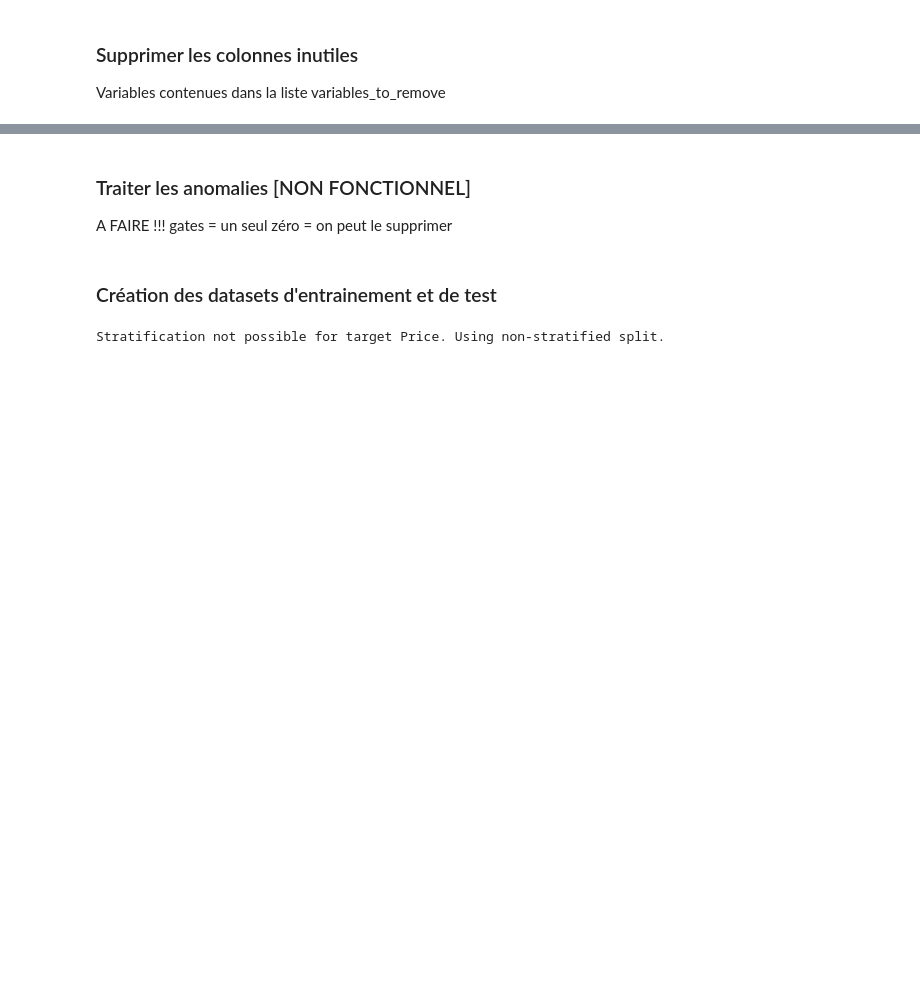
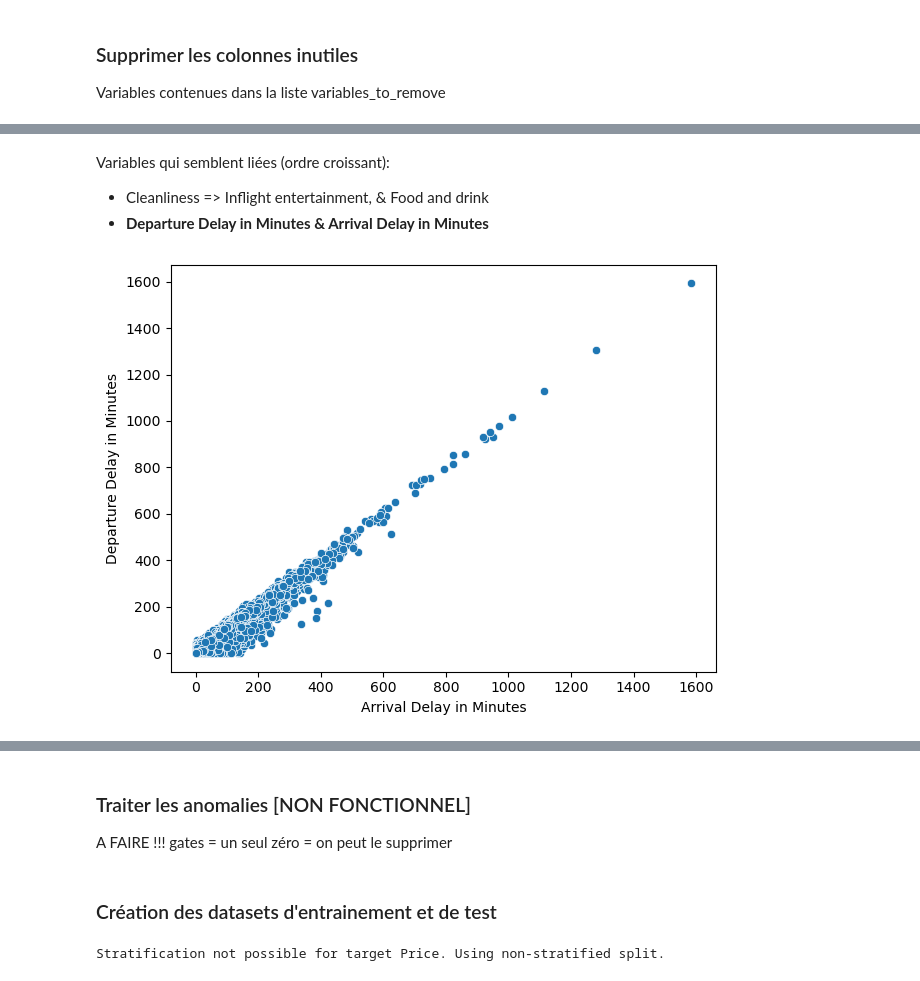
Before and after one commit to ophelie-gaudin/4MLSP-project, a Jupyter notebook: 1- pretraitement.ipynb, the cells around one changed output, grey strips where cells are left out. Saved outputs shown, nothing was run; the diff lists cells and outputs as text; code cells hidden in the pictures; blank space fills up the shorter version.

```diff
--- a/1- pretraitement.ipynb
+++ b/1- pretraitement.ipynb
@@ -215,0 +286,10 @@ df = df.drop(variables_to_remove, axis=1)
+# %% [markdown]
+Variables qui semblent liées (ordre croissant):
+- Cleanliness => Inflight entertainment, & Food and drink
+- **Departure Delay in Minutes & Arrival Delay in Minutes**
+# %%
+sns.scatterplot(data=df, x='Arrival Delay in Minutes', y='Departure Delay in Minutes')
+plt.tight_layout()
+plt.show()
+# %% [output]
+[figure, added]
```
Also changed, not shown: parts of 32 cells of this notebook, 1 other file.
